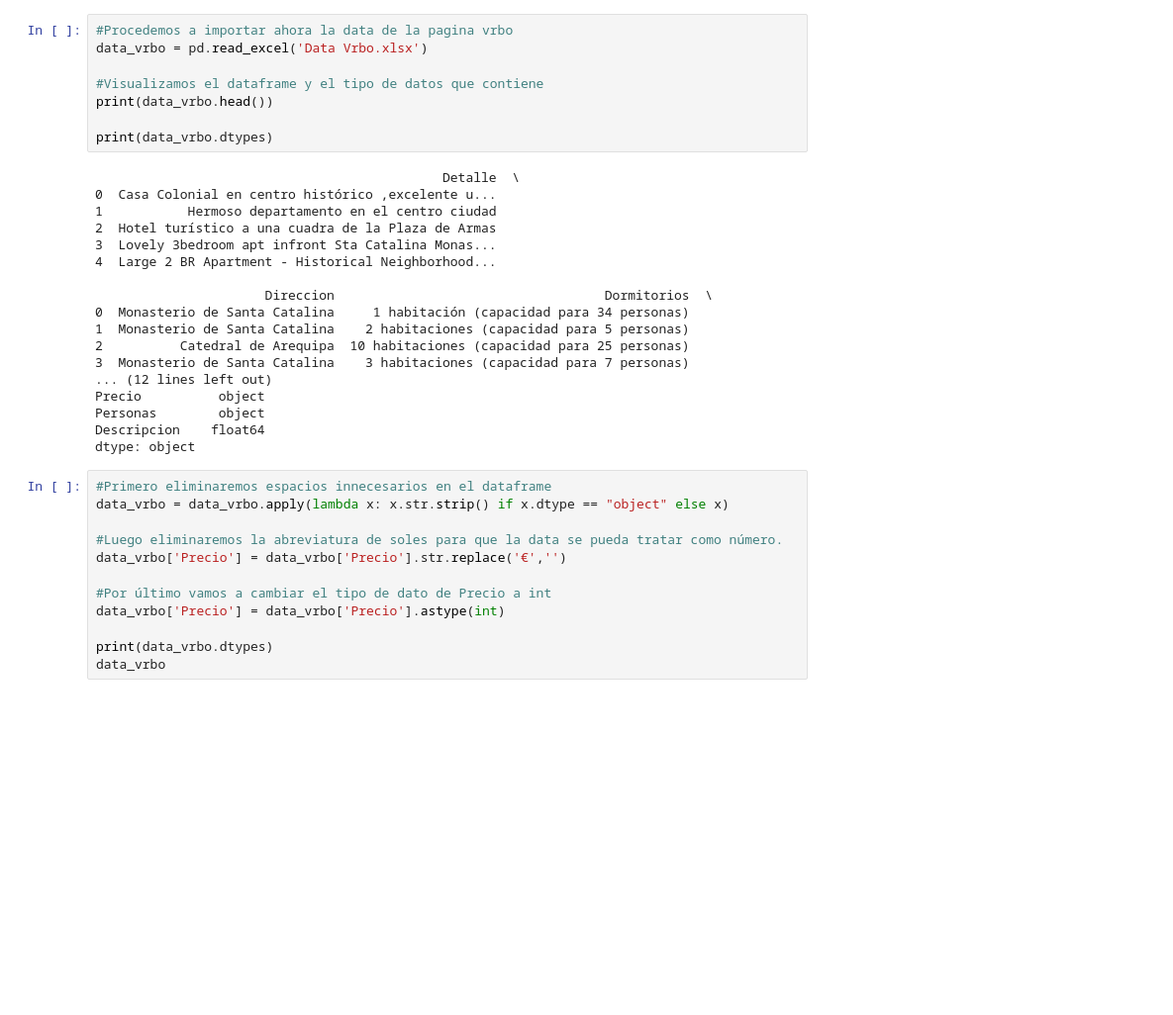
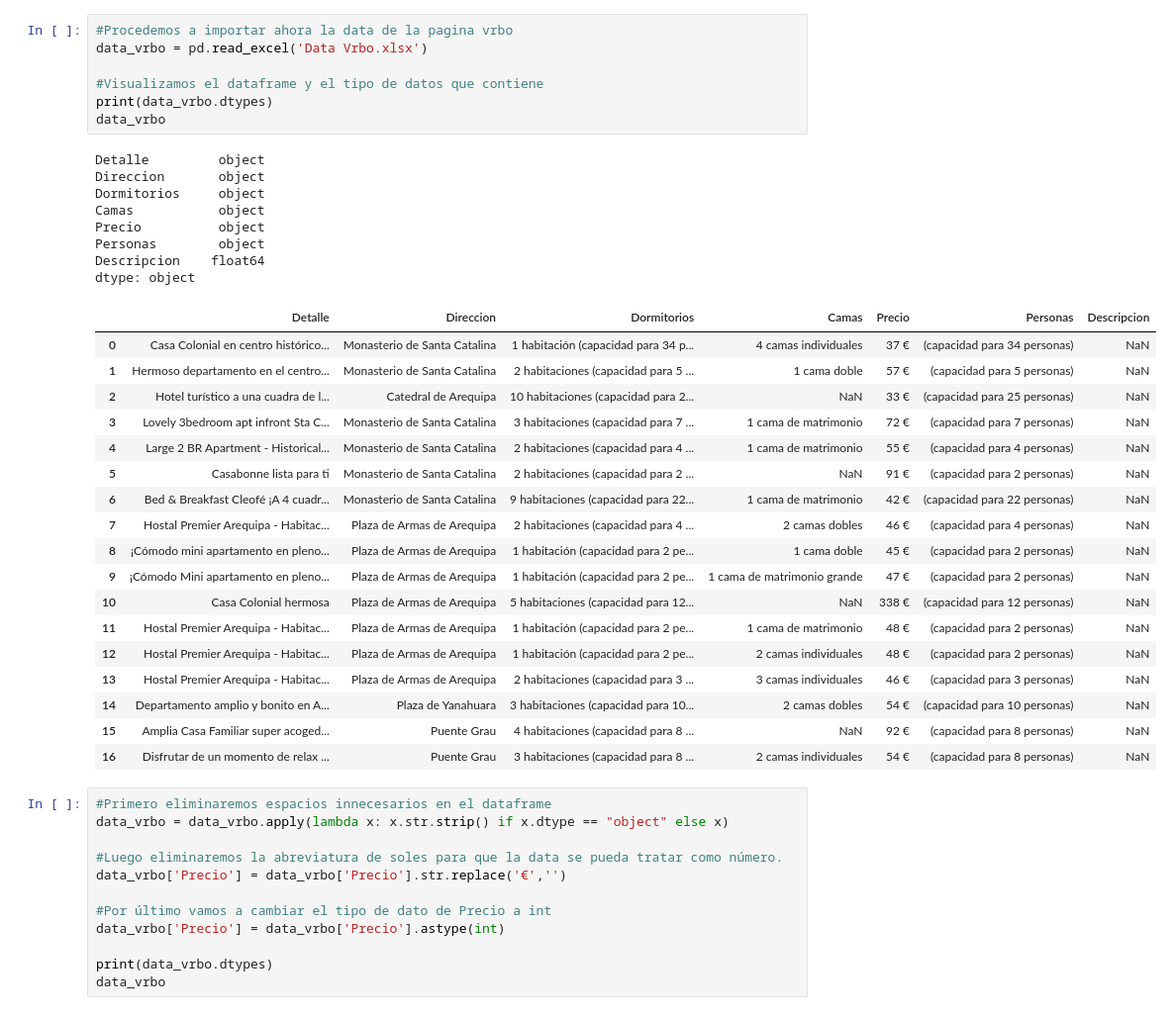
Before and after one commit to GCG251/Proyecto-Alojamientos-AQP, a Jupyter notebook: Proyecto_alojamientos.ipynb, the cells around one changed output. Shown: that part at 99% size. Saved outputs shown, nothing was run; the diff lists cells and outputs as text; blank space fills up the shorter version.

```diff
--- a/Proyecto_alojamientos.ipynb
+++ b/Proyecto_alojamientos.ipynb
@@ -74,29 +157,37 @@ dtype: object
 # %%
 #Procedemos a importar ahora la data de la pagina vrbo
 data_vrbo = pd.read_excel('Data Vrbo.xlsx')
 
 #Visualizamos el dataframe y el tipo de datos que contiene
-print(data_vrbo.head())
-
 print(data_vrbo.dtypes)
+data_vrbo
 # %% [output]
-                                             Detalle  \
-0  Casa Colonial en centro histórico ,excelente u...
-1           Hermoso departamento en el centro ciudad
-2  Hotel turístico a una cuadra de la Plaza de Armas
-3  Lovely 3bedroom apt infront Sta Catalina Monas...
-4  Large 2 BR Apartment - Historical Neighborhood...
-
-                      Direccion                                   Dormitorios  \
-0  Monasterio de Santa Catalina     1 habitación (capacidad para 34 personas)
-1  Monasterio de Santa Catalina    2 habitaciones (capacidad para 5 personas)
-2          Catedral de Arequipa  10 habitaciones (capacidad para 25 personas)
-3  Monasterio de Santa Catalina    3 habitaciones (capacidad para 7 personas)
-... (12 lines left out)
+Detalle         object
+Direccion       object
+Dormitorios     object
+Camas           object
 Precio          object
 Personas        object
 Descripcion    float64
 dtype: object
+|  | Detalle | Direccion | Dormitorios | Camas | Precio | Personas | Descripcion |
+| 0 | Casa Colonial en centro histórico... | Monasterio de Santa Catalina | 1 habitación (capacidad para 34 p... | 4 camas individuales | 37 € | (capacidad para 34 personas) | NaN |
+| 1 | Hermoso departamento en el centro... | Monasterio de Santa Catalina | 2 habitaciones (capacidad para 5 ... | 1 cama doble | 57 € | (capacidad para 5 personas) | NaN |
+| 2 | Hotel turístico a una cuadra de l... | Catedral de Arequipa | 10 habitaciones (capacidad para 2... | NaN | 33 € | (capacidad para 25 personas) | NaN |
+| 3 | Lovely 3bedroom apt infront Sta C... | Monasterio de Santa Catalina | 3 habitaciones (capacidad para 7 ... | 1 cama de matrimonio | 72 € | (capacidad para 7 personas) | NaN |
+| 4 | Large 2 BR Apartment - Historical... | Monasterio de Santa Catalina | 2 habitaciones (capacidad para 4 ... | 1 cama de matrimonio | 55 € | (capacidad para 4 personas) | NaN |
+| 5 | Casabonne lista para ti | Monasterio de Santa Catalina | 2 habitaciones (capacidad para 2 ... | NaN | 91 € | (capacidad para 2 personas) | NaN |
+| 6 | Bed & Breakfast Cleofé ¡A 4 cuadr... | Monasterio de Santa Catalina | 9 habitaciones (capacidad para 22... | 1 cama de matrimonio | 42 € | (capacidad para 22 personas) | NaN |
+| 7 | Hostal Premier Arequipa - Habitac... | Plaza de Armas de Arequipa | 2 habitaciones (capacidad para 4 ... | 2 camas dobles | 46 € | (capacidad para 4 personas) | NaN |
+| 8 | ¡Cómodo mini apartamento en pleno... | Plaza de Armas de Arequipa | 1 habitación (capacidad para 2 pe... | 1 cama doble | 45 € | (capacidad para 2 personas) | NaN |
+| 9 | ¡Cómodo Mini apartamento en pleno... | Plaza de Armas de Arequipa | 1 habitación (capacidad para 2 pe... | 1 cama de matrimonio grande | 47 € | (capacidad para 2 personas) | NaN |
+| 10 | Casa Colonial hermosa | Plaza de Armas de Arequipa | 5 habitaciones (capacidad para 12... | NaN | 338 € | (capacidad para 12 personas) | NaN |
+| 11 | Hostal Premier Arequipa - Habitac... | Plaza de Armas de Arequipa | 1 habitación (capacidad para 2 pe... | 1 cama de matrimonio | 48 € | (capacidad para 2 personas) | NaN |
+| 12 | Hostal Premier Arequipa - Habitac... | Plaza de Armas de Arequipa | 1 habitación (capacidad para 2 pe... | 2 camas individuales | 48 € | (capacidad para 2 personas) | NaN |
+| 13 | Hostal Premier Arequipa - Habitac... | Plaza de Armas de Arequipa | 2 habitaciones (capacidad para 3 ... | 3 camas individuales | 46 € | (capacidad para 3 personas) | NaN |
+| 14 | Departamento amplio y bonito en A... | Plaza de Yanahuara | 3 habitaciones (capacidad para 10... | 2 camas dobles | 54 € | (capacidad para 10 personas) | NaN |
+| 15 | Amplia Casa Familiar super acoged... | Puente Grau | 4 habitaciones (capacidad para 8 ... | NaN | 92 € | (capacidad para 8 personas) | NaN |
+| 16 | Disfrutar de un momento de relax ... | Puente Grau | 3 habitaciones (capacidad para 8 ... | 2 camas individuales | 54 € | (capacidad para 8 personas) | NaN |
 # %%
 #Primero eliminaremos espacios innecesarios en el dataframe
 data_vrbo = data_vrbo.apply(lambda x: x.str.strip() if x.dtype == "object" else x)
```
Also changed, not shown: parts of 20 cells of this notebook.
